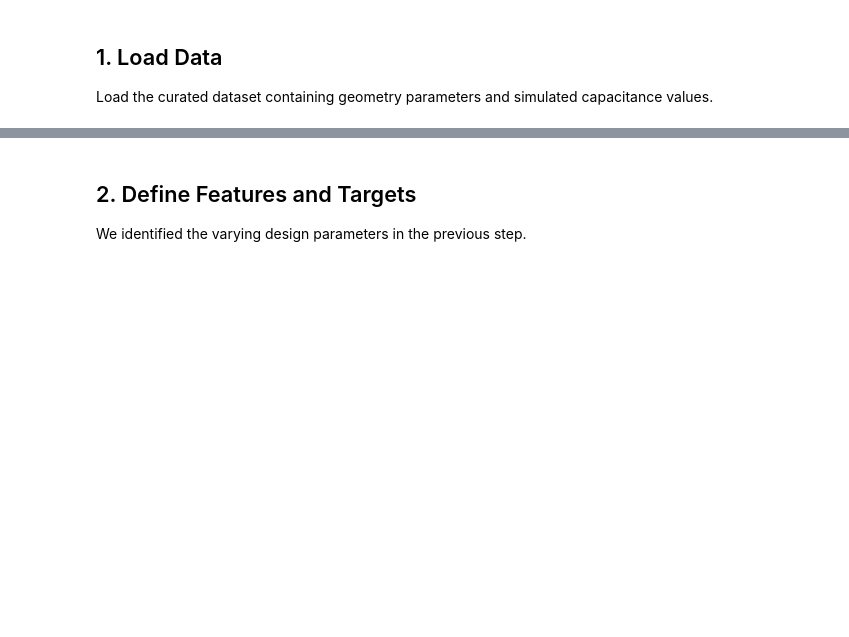
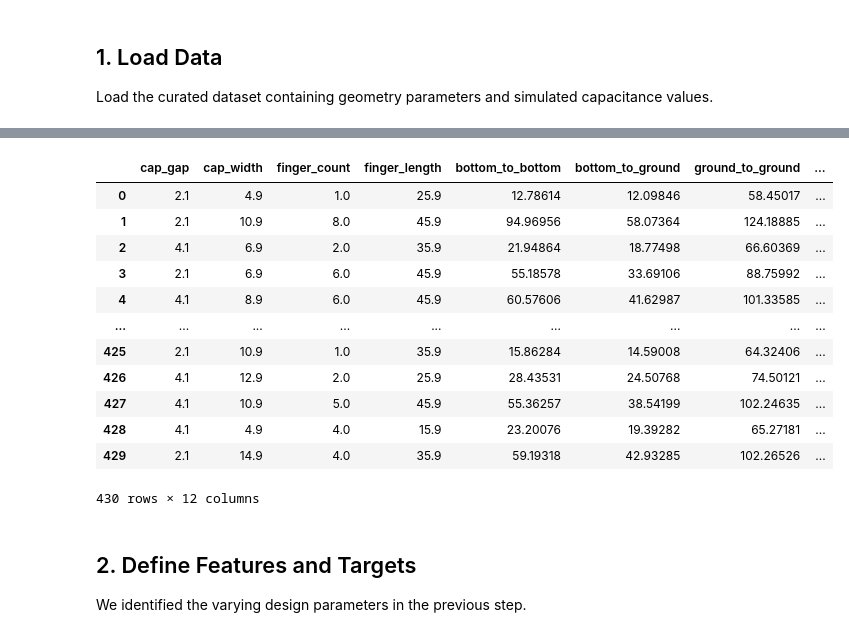
Before and after one commit to shanto268/SQuADDS, a Jupyter notebook: tutorials/Coupler_Inverse_Design_Analysis.ipynb, the cells around one changed output, grey strips where cells are left out. Cells and saved outputs as stored; diff of their text form; code cells hidden in the pictures; blank space fills up the shorter version.

```diff
--- a/tutorials/Coupler_Inverse_Design_Analysis.ipynb
+++ b/tutorials/Coupler_Inverse_Design_Analysis.ipynb
@@ -36,0 +30,15 @@ Dataset shape: (430, 10)
+# %%
+def split_finger_count(fc):
+    if fc == 1:
+        return 1, 0  # Special case: 1 finger on bottom, 0 on top
+    elif fc % 2 == 0:
+        return fc // 2, fc // 2
+    else:
+        return (fc + 1) // 2, (fc - 1) // 2
+
+# Apply to dataframe
+df[['bottom_finger_count', 'top_finger_count']] = df['finger_count'].apply(
+    lambda x: pd.Series(split_finger_count(x))
+)
+
+df[['finger_count', 'bottom_finger_count', 'top_finger_count']].drop_duplicates().sort_values('finger_count')
@@ -37,3 +57,19 @@ Dataset shape: (430, 10)
+# %%
+df
+# %% [output]
+|  | cap_gap | cap_width | finger_count | finger_length | bottom_to_bottom | bottom_to_ground | ground_to_ground | ... |
+| 0 | 2.1 | 4.9 | 1.0 | 25.9 | 12.78614 | 12.09846 | 58.45017 | ... |
+| 1 | 2.1 | 10.9 | 8.0 | 45.9 | 94.96956 | 58.07364 | 124.18885 | ... |
+| 2 | 4.1 | 6.9 | 2.0 | 35.9 | 21.94864 | 18.77498 | 66.60369 | ... |
+| 3 | 2.1 | 6.9 | 6.0 | 45.9 | 55.18578 | 33.69106 | 88.75992 | ... |
+| 4 | 4.1 | 8.9 | 6.0 | 45.9 | 60.57606 | 41.62987 | 101.33585 | ... |
+| ... | ... | ... | ... | ... | ... | ... | ... | ... |
+| 425 | 2.1 | 10.9 | 1.0 | 35.9 | 15.86284 | 14.59008 | 64.32406 | ... |
+| 426 | 4.1 | 12.9 | 2.0 | 25.9 | 28.43531 | 24.50768 | 74.50121 | ... |
+| 427 | 4.1 | 10.9 | 5.0 | 45.9 | 55.36257 | 38.54199 | 102.24635 | ... |
+| 428 | 4.1 | 4.9 | 4.0 | 15.9 | 23.20076 | 19.39282 | 65.27181 | ... |
+| 429 | 2.1 | 14.9 | 4.0 | 35.9 | 59.19318 | 42.93285 | 102.26526 | ... |
+430 rows × 12 columns
 # %% [markdown]
 ## 2. Define Features and Targets
 We identified the varying design parameters in the previous step.
```
Also changed, not shown: parts of 31 cells of this notebook, 2 other files.
